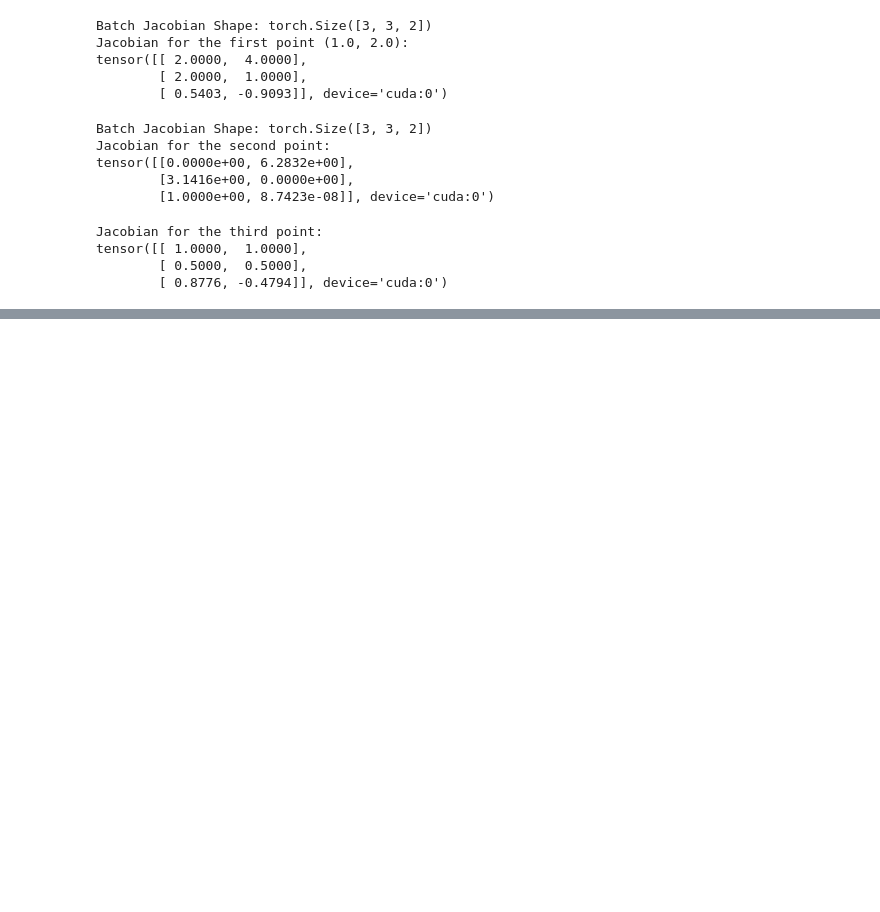
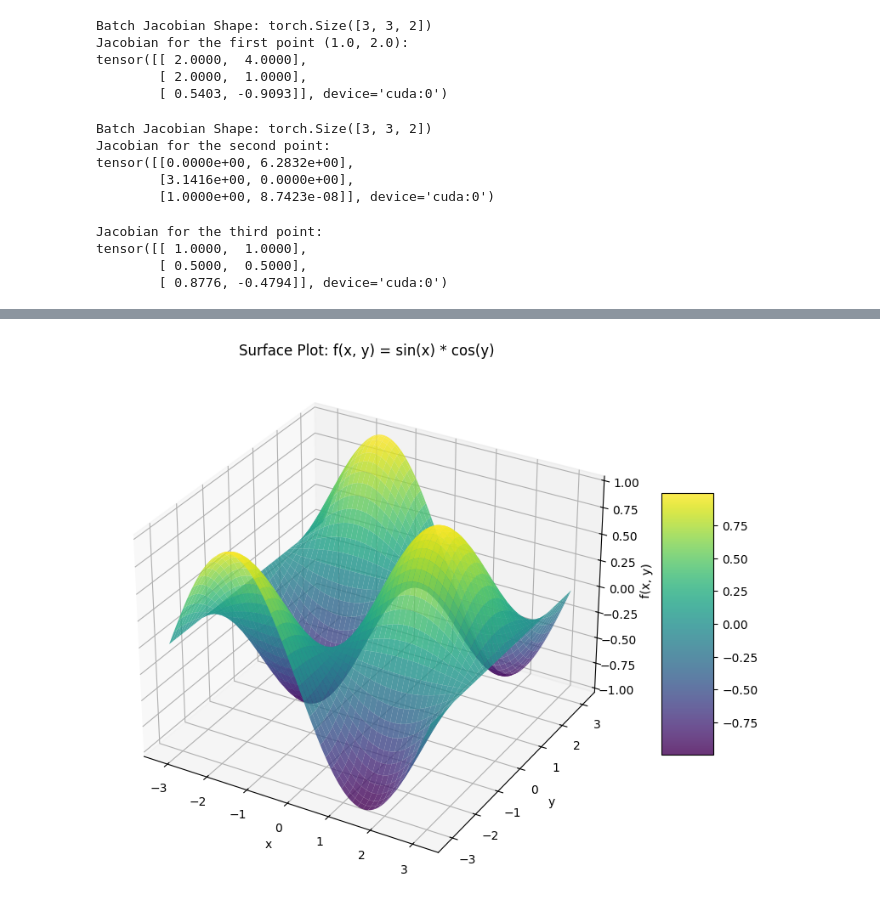
Before and after one commit to rahulbhadani/CPE487587_SP25, a Jupyter notebook: Code/Chapter_03_Introducing_Neural_Networks.ipynb, the cells around one changed output, grey strips where cells are left out. Cells and saved outputs as stored; diff of their text form; code cells hidden in the pictures; blank space fills up the shorter version.

```diff
--- a/Code/Chapter_03_Introducing_Neural_Networks.ipynb
+++ b/Code/Chapter_03_Introducing_Neural_Networks.ipynb
@@ -275,0 +294,27 @@ tensor([[ 1.0000,  1.0000],
+# %%
+import numpy as np
+import matplotlib.pyplot as plt
+from mpl_toolkits.mplot3d import Axes3D
+import torch
+device = torch.device('cuda' if torch.cuda.is_available() else 'cpu')
+
+
+x = np.linspace(-np.pi, np.pi, 100)
+y = np.linspace(-np.pi, np.pi, 100)
+X, Y = np.meshgrid(x, y)
+
+# Calculate z values using the function f(x, y) = sin(x) * cos(y)
+Z = np.sin(X) * np.cos(Y)
+fig = plt.figure(figsize=(10, 8))
+ax = fig.add_subplot(111, projection='3d')
+surf = ax.plot_surface(X, Y, Z, cmap='viridis', alpha=0.8, edgecolor='none')
+
+ax.set_xlabel('x')
+ax.set_ylabel('y')
+ax.set_zlabel('f(x, y)')
+ax.set_title('Surface Plot: f(x, y) = sin(x) * cos(y)')
+
+fig.colorbar(surf, ax=ax, shrink=0.5, aspect=5)
+plt.show()
+# %% [output]
+[figure, added]
```
Also changed, not shown: parts of 16 cells of this notebook.
